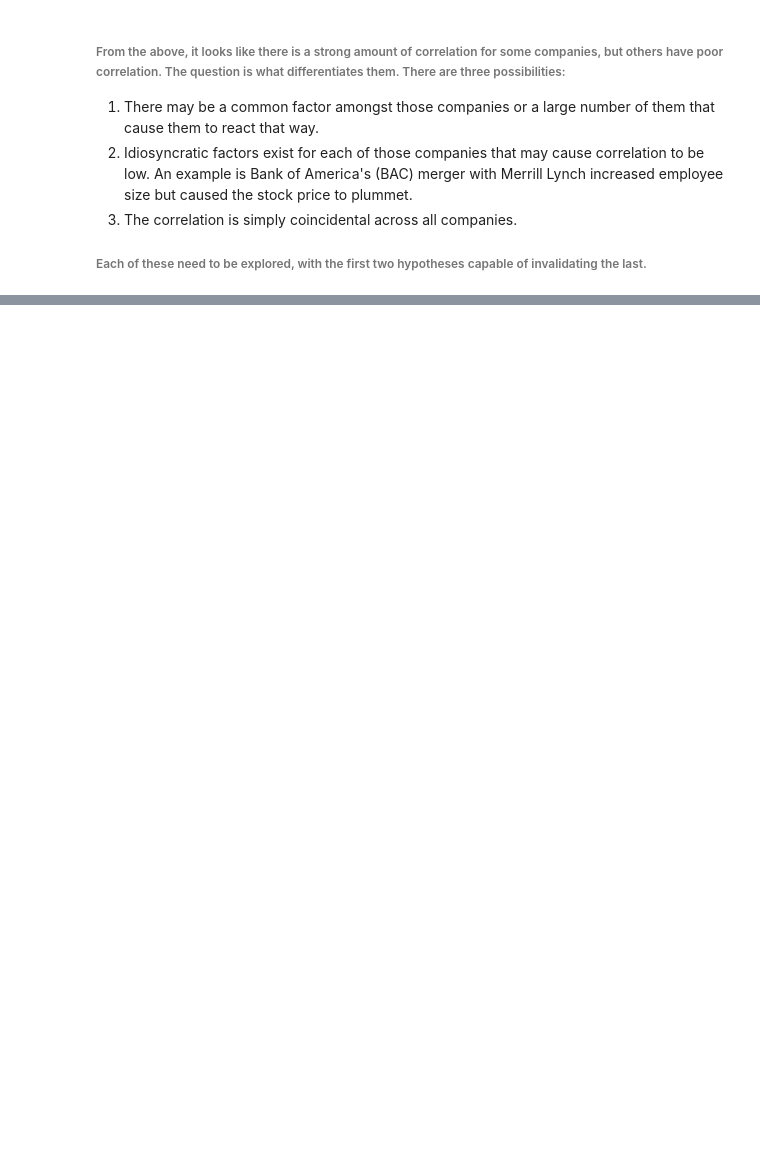
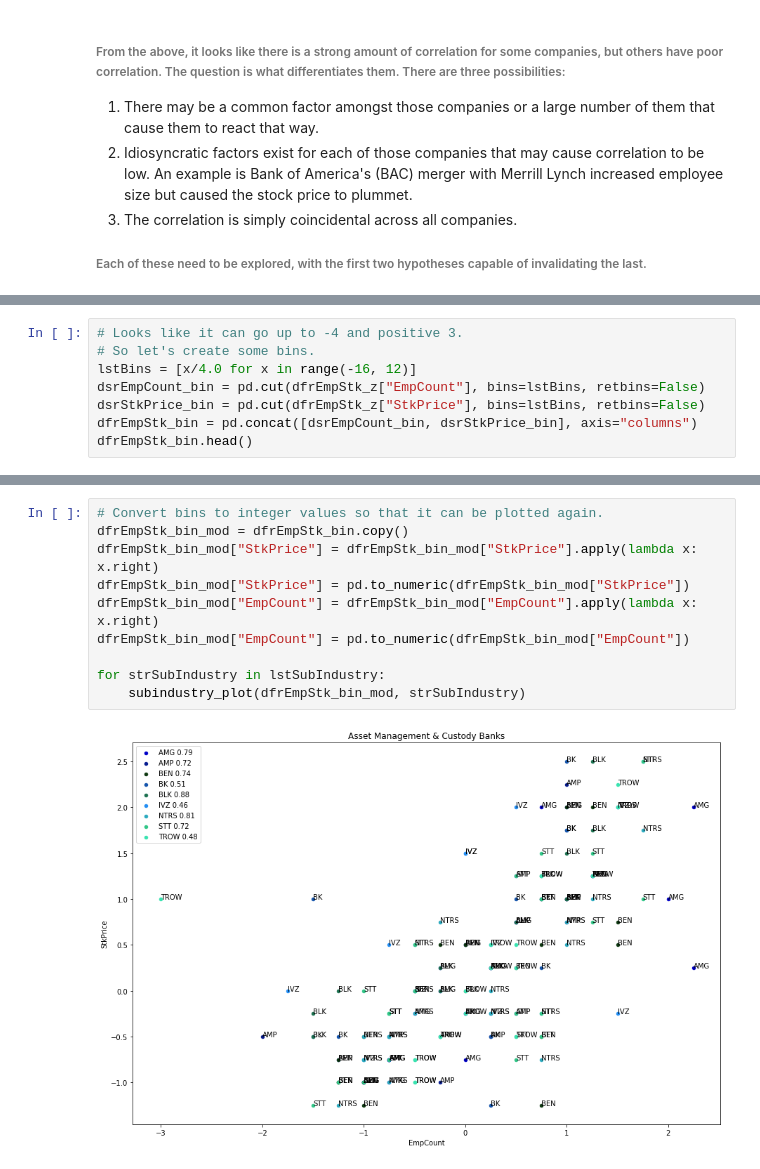
Before and after one commit to ManishKJain0/Springboard, a Jupyter notebook: Springboard/7.2_Data_Storytelling.ipynb, the cells around one changed output, grey strips where cells are left out. Drawn from its saved outputs; the diff is of its cells as text; blank space fills up the shorter version.

```diff
--- a/Springboard/7.2_Data_Storytelling.ipynb
+++ b/Springboard/7.2_Data_Storytelling.ipynb
@@ -221,0 +265,8 @@ for strSubIndustry in lstSubIndustry:
+# %%
+# Looks like it can go up to -4 and positive 3.
+# So let's create some bins.
+lstBins = [x/4.0 for x in range(-16, 12)]
+dsrEmpCount_bin = pd.cut(dfrEmpStk_z["EmpCount"], bins=lstBins, retbins=False)
+dsrStkPrice_bin = pd.cut(dfrEmpStk_z["StkPrice"], bins=lstBins, retbins=False)
+dfrEmpStk_bin = pd.concat([dsrEmpCount_bin, dsrStkPrice_bin], axis="columns")
+dfrEmpStk_bin.head()
@@ -221,0 +281,12 @@ for strSubIndustry in lstSubIndustry:
+# %%
+# Convert bins to integer values so that it can be plotted again.
+dfrEmpStk_bin_mod = dfrEmpStk_bin.copy()
+dfrEmpStk_bin_mod["StkPrice"] = dfrEmpStk_bin_mod["StkPrice"].apply(lambda x: x.right)
+dfrEmpStk_bin_mod["StkPrice"] = pd.to_numeric(dfrEmpStk_bin_mod["StkPrice"])
+dfrEmpStk_bin_mod["EmpCount"] = dfrEmpStk_bin_mod["EmpCount"].apply(lambda x: x.right)
+dfrEmpStk_bin_mod["EmpCount"] = pd.to_numeric(dfrEmpStk_bin_mod["EmpCount"])
+
+for strSubIndustry in lstSubIndustry:
+    subindustry_plot(dfrEmpStk_bin_mod, strSubIndustry)
+# %% [output]
+[figure, added]
```
Also changed, not shown: parts of 10 cells of this notebook.
